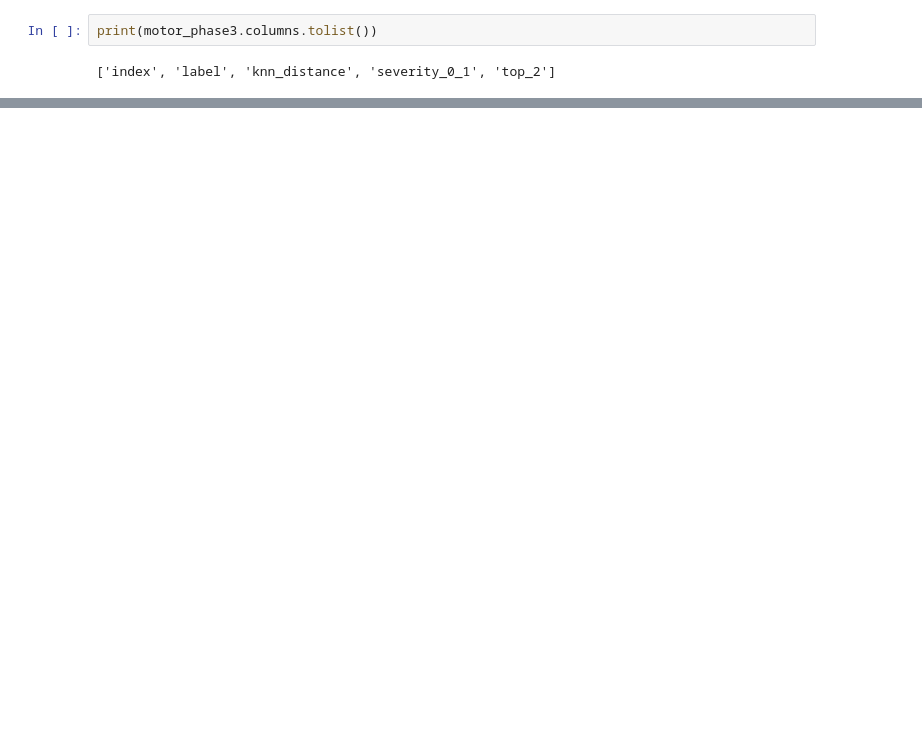
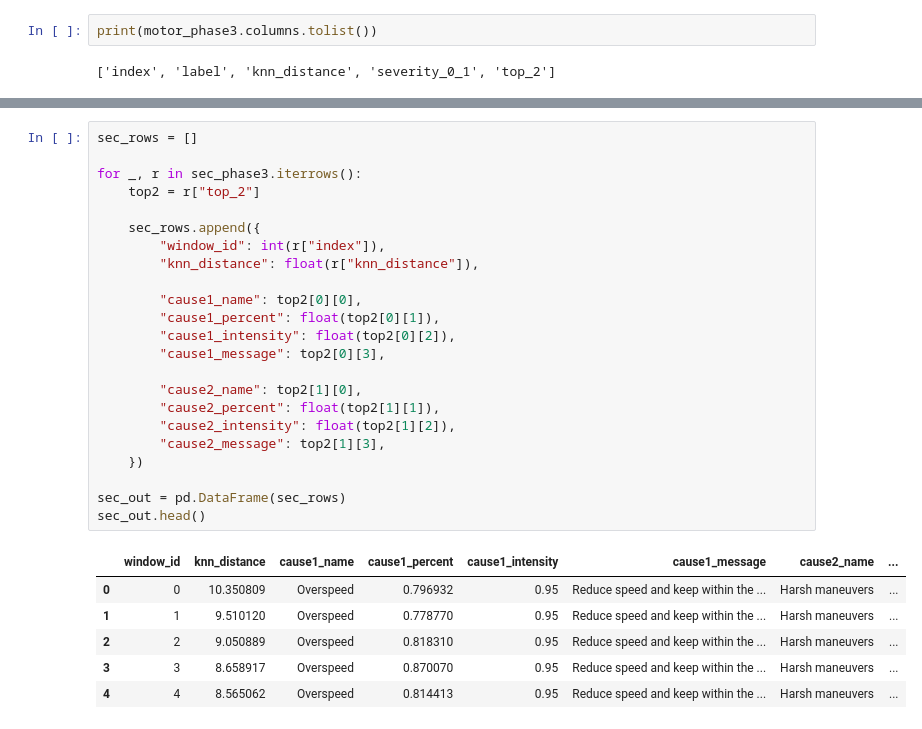
Before and after one commit to Lornatt88/DriveIQ, a Jupyter notebook: ml-model/notebooks/04_knn+tsk_10Hz.ipynb, the cells around one changed output, grey strips where cells are left out. Drawn from its saved outputs; the diff is of its cells as text; blank space fills up the shorter version.

```diff
--- a/ml-model/notebooks/04_knn+tsk_10Hz.ipynb
+++ b/ml-model/notebooks/04_knn+tsk_10Hz.ipynb
@@ -827,0 +856,30 @@ Top features: {'dist_front_mean': '9.8%', 't_10hz_mean': '8.3%', 'timestamp_mean
+# %%
+sec_rows = []
+
+for _, r in sec_phase3.iterrows():
+    top2 = r["top_2"]
+
+    sec_rows.append({
+        "window_id": int(r["index"]),
+        "knn_distance": float(r["knn_distance"]),
+
+        "cause1_name": top2[0][0],
+        "cause1_percent": float(top2[0][1]),
+        "cause1_intensity": float(top2[0][2]),
+        "cause1_message": top2[0][3],
+
+        "cause2_name": top2[1][0],
+        "cause2_percent": float(top2[1][1]),
+        "cause2_intensity": float(top2[1][2]),
+        "cause2_message": top2[1][3],
+    })
+
+sec_out = pd.DataFrame(sec_rows)
+sec_out.head()
+# %% [output]
+|  | window_id | knn_distance | cause1_name | cause1_percent | cause1_intensity | cause1_message | cause2_name | ... |
+| 0 | 0 | 10.350809 | Overspeed | 0.796932 | 0.95 | Reduce speed and keep within the ... | Harsh maneuvers | ... |
+| 1 | 1 | 9.510120 | Overspeed | 0.778770 | 0.95 | Reduce speed and keep within the ... | Harsh maneuvers | ... |
+| 2 | 2 | 9.050889 | Overspeed | 0.818310 | 0.95 | Reduce speed and keep within the ... | Harsh maneuvers | ... |
+| 3 | 3 | 8.658917 | Overspeed | 0.870070 | 0.95 | Reduce speed and keep within the ... | Harsh maneuvers | ... |
+| 4 | 4 | 8.565062 | Overspeed | 0.814413 | 0.95 | Reduce speed and keep within the ... | Harsh maneuvers | ... |
```
Also changed, not shown: parts of 14 cells of this notebook.
